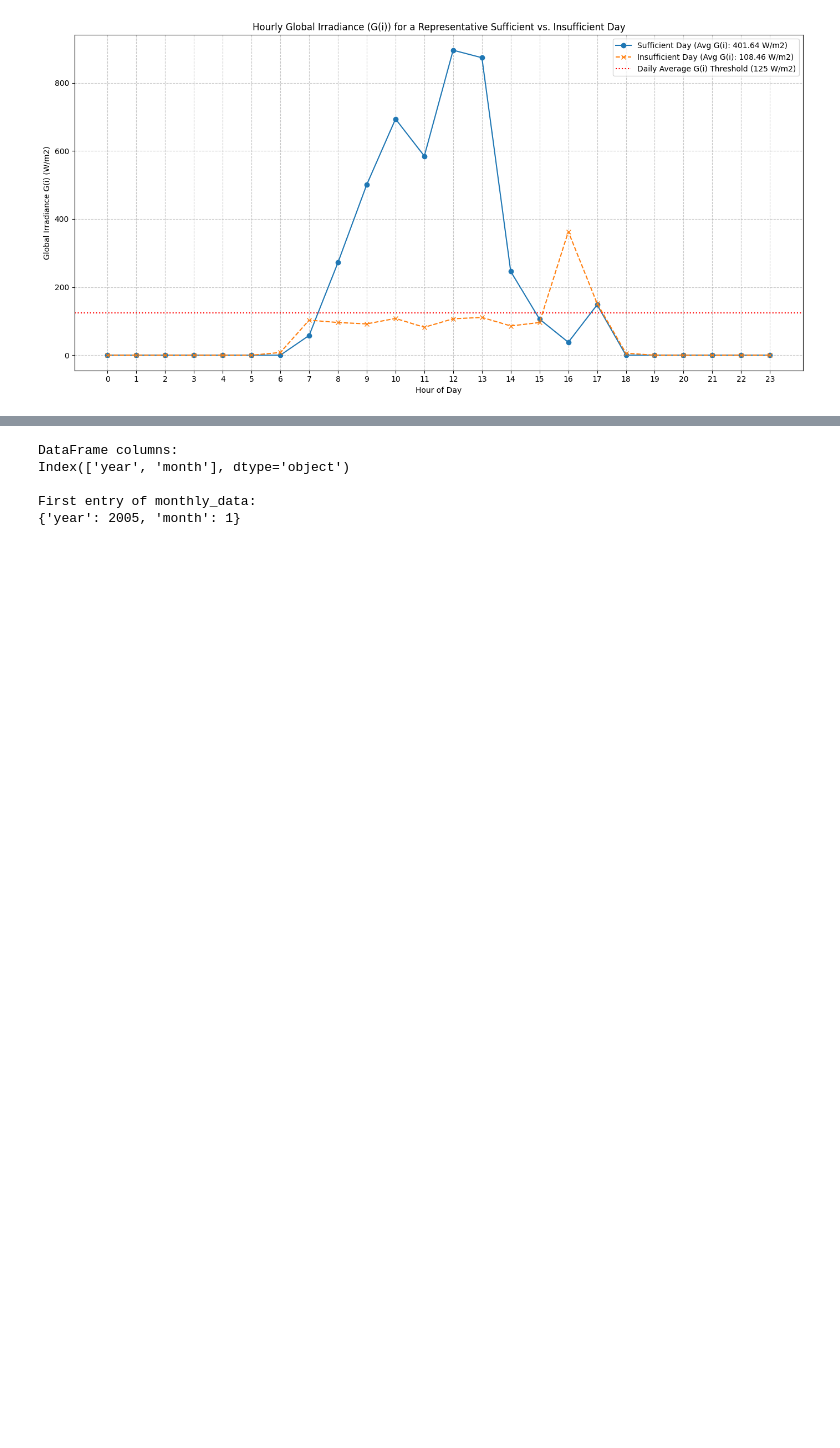
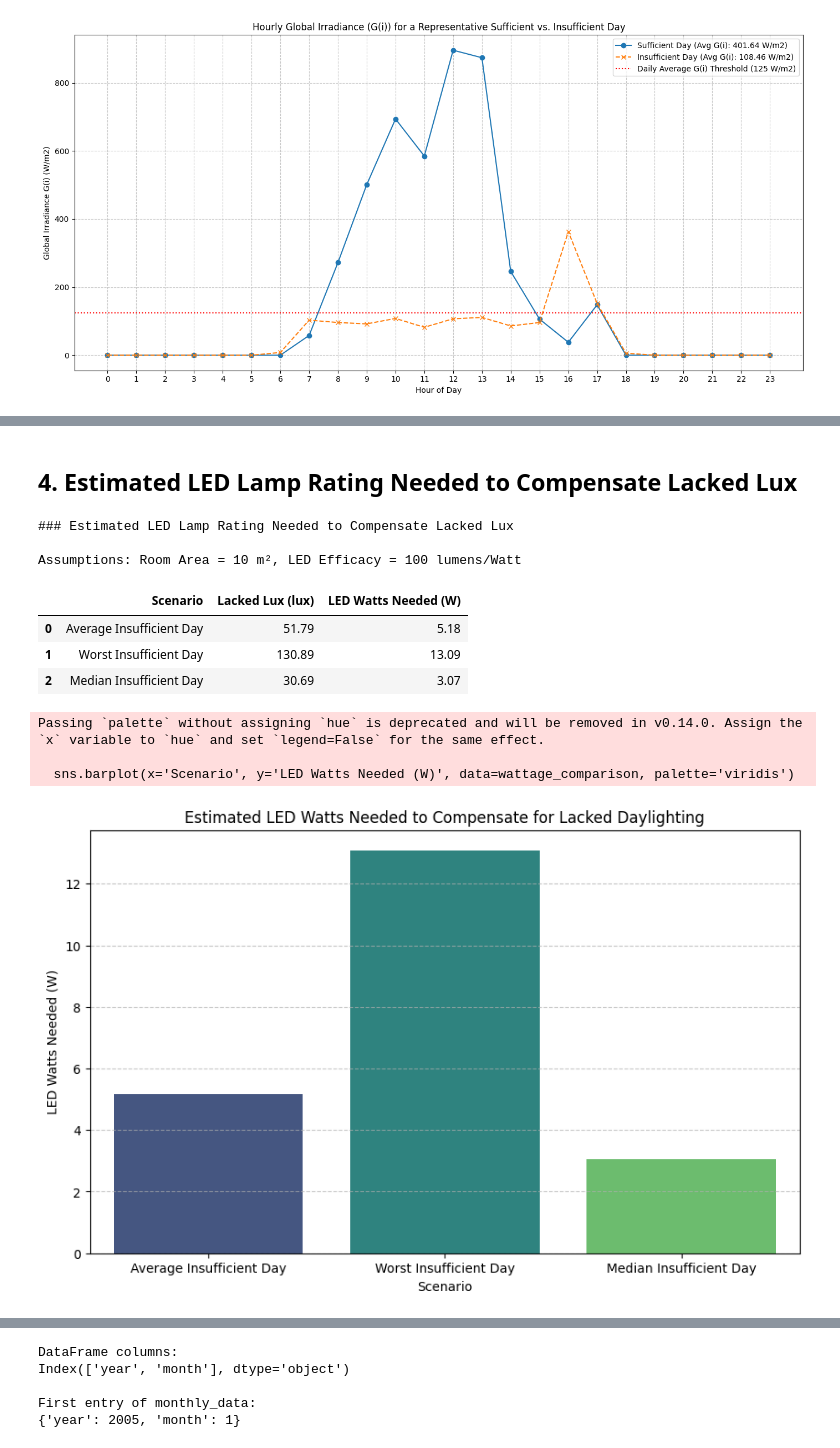
Before and after one commit to hmnaz213/native, a Jupyter notebook: z1_bedroom_lighting_design.ipynb, the cells around one changed output, grey strips where cells are left out. Saved outputs shown, nothing was run; the diff lists cells and outputs as text; code cells hidden in the pictures; blank space fills up the shorter version.

```diff
--- a/z1_bedroom_lighting_design.ipynb
+++ b/z1_bedroom_lighting_design.ipynb
@@ -319,0 +431,67 @@ plt.show()
+# %% [markdown]
+## 4. Estimated LED Lamp Rating Needed to Compensate Lacked Lux
+# %%
+# Assumptions for LED lighting calculation
+room_area_sqm = 10 # square meters, e.g., for a typical bedroom
+LED_lumens_per_watt = 100 # lumens per Watt, a good efficiency for consumer LEDs
+
+# Conversion factor: Watts needed per lux for the assumed room area and LED efficiency
+# To achieve 'lacked_lux' across 'room_area_sqm' meters, we need total_lumens = lacked_lux * room_area_sqm.
+# Watts = total_lumens / LED_lumens_per_watt
+# So, Watts_per_lacked_lux_for_room = room_area_sqm / LED_lumens_per_watt
+watts_per_lacked_lux_factor = room_area_sqm / LED_lumens_per_watt
+
+# Calculate for "all insufficient days" (average lacked lux)
+avg_lacked_lux_all_insufficient = days_insufficient_light['lacked_lux'].mean()
+avg_watts_needed_all_insufficient = avg_lacked_lux_all_insufficient * watts_per_lacked_lux_factor
+
+# Worst insufficient day (lacked_lux is already in worst_day_info)
+worst_day_lacked_lux = worst_day_info['lacked_lux']
+worst_day_watts_needed = worst_day_lacked_lux * watts_per_lacked_lux_factor
+
+# Median insufficient day (lacked_lux is already in median_day_info)
+median_day_lacked_lux = median_day_info['lacked_lux']
+median_day_watts_needed = median_day_lacked_lux * watts_per_lacked_lux_factor
+
+# Create a DataFrame for comparison
+wattage_comparison = pd.DataFrame({
+    'Scenario': [
+        'Average Insufficient Day',
+        'Worst Insufficient Day',
+        'Median Insufficient Day'
+    ],
+    'Lacked Lux (lux)': [
+        avg_lacked_lux_all_insufficient,
+        worst_day_lacked_lux,
+        median_day_lacked_lux
+    ],
+    'LED Watts Needed (W)': [
+        avg_watts_needed_all_insufficient,
+        worst_day_watts_needed,
+        median_day_watts_needed
+    ]
+})
+
+print("### Estimated LED Lamp Rating Needed to Compensate Lacked Lux\n")
+print(f"Assumptions: Room Area = {room_area_sqm} m², LED Efficacy = {LED_lumens_per_watt} lumens/Watt\n")
+display(wattage_comparison.round(2))
+
+# Visualize the wattage needed
+plt.figure(figsize=(10, 6))
+sns.barplot(x='Scenario', y='LED Watts Needed (W)', data=wattage_comparison, palette='viridis')
+plt.title('Estimated LED Watts Needed to Compensate for Lacked Daylighting')
+plt.ylabel('LED Watts Needed (W)')
+plt.grid(axis='y', linestyle='--', alpha=0.7)
+plt.show()
+# %% [output]
+### Estimated LED Lamp Rating Needed to Compensate Lacked Lux
+
+Assumptions: Room Area = 10 m², LED Efficacy = 100 lumens/Watt
+|  | Scenario | Lacked Lux (lux) | LED Watts Needed (W) |
+| 0 | Average Insufficient Day | 51.79 | 5.18 |
+| 1 | Worst Insufficient Day | 130.89 | 13.09 |
+| 2 | Median Insufficient Day | 30.69 | 3.07 |
+Passing `palette` without assigning `hue` is deprecated and will be removed in v0.14.0. Assign the `x` variable to `hue` and set `legend=False` for the same effect.
+
+  sns.barplot(x='Scenario', y='LED Watts Needed (W)', data=wattage_comparison, palette='viridis')
+[figure, added]
```
Also changed, not shown: parts of 11 cells of this notebook.
